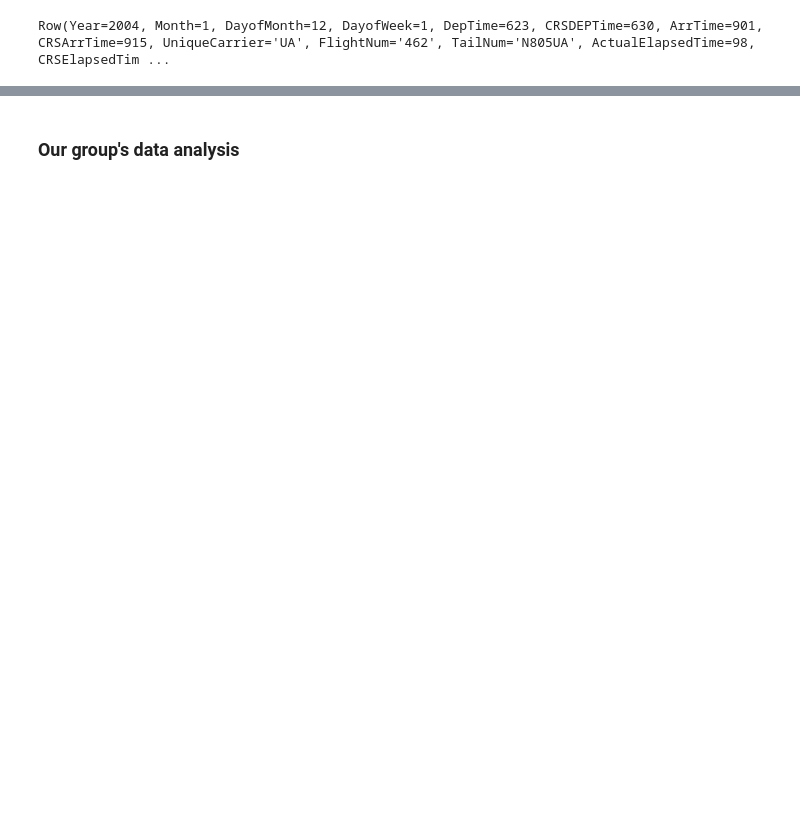
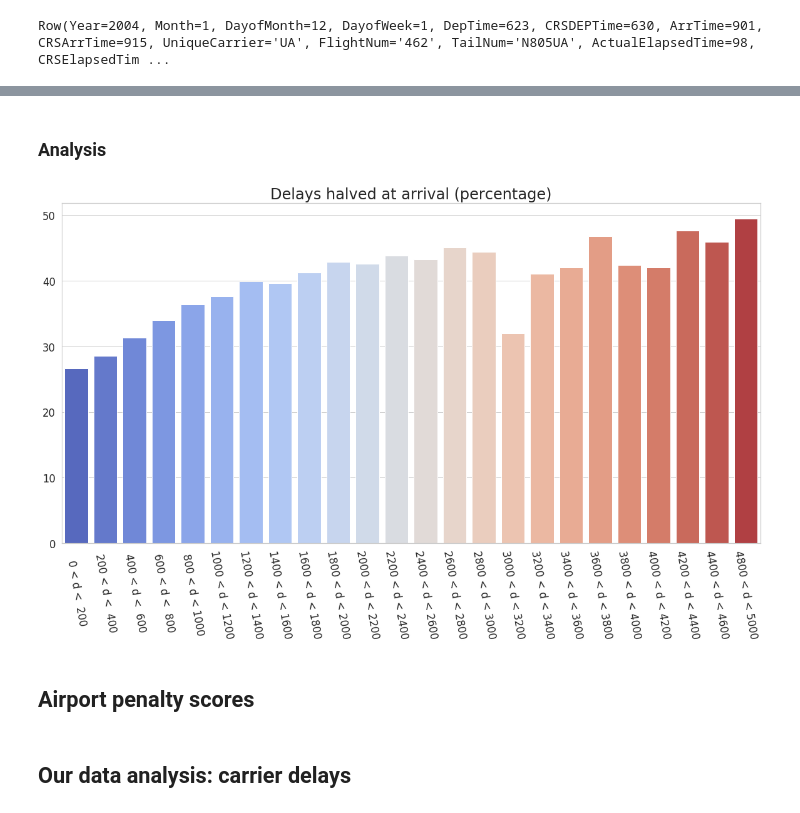
Before and after one commit to pietroferretti/middleware-bigdata, a Jupyter notebook: spark_notebook.ipynb, the cells around one changed output, grey strips where cells are left out. Saved outputs shown, nothing was run; the diff lists cells and outputs as text; code cells hidden in the pictures; blank space fills up the shorter version.

```diff
--- a/spark_notebook.ipynb
+++ b/spark_notebook.ipynb
@@ -196,0 +253,6 @@ for t in distance:
+# %%
+# execute query
+starttime = time()
+distance_results = halving_percentages.collect()
+endtime = time() - starttime
+print('Time taken: {:.2f} seconds'.format(endtime))
@@ -196,0 +263,7 @@ for t in distance:
+# %%
+# sort by distance group
+distance_results = sorted(distance_results, key=lambda x: x[0])
+# %%
+# raw results
+for group, percentage in distance_results:
+    print("{:4} < d < {:4} miles --> {:.2f}%".format((group-1) * 200, group * 200, percentage))
@@ -196,0 +288,20 @@ for t in distance:
+# %% [markdown]
+### Analysis
+# %%
+# plot percentage per distance group
+
+values = [value for _, value in distance_results]
+groups = ["{:4} < d < {:4}".format((group-1) * 200, group * 200) for group, _ in distance_results]
+pand_dict = dict((g, v) for g, v in zip(groups, values))
+
+data = pd.DataFrame(data=pand_dict, index=range(24))
+
+sns.set(font_scale=1.5, style="whitegrid")
+ax = sns.barplot(data=data, palette="coolwarm")
+ax.set_title('Delays halved at arrival (percentage)')
+ax.title.set_fontsize(24)
+ax.set_ylim(0, None)
+ax.set_xticklabels(ax.get_xticklabels(), rotation=280)
+ax.figure.set_size_inches(20, 10)
+# %% [output]
+[figure, added]
@@ -197,3 +310,5 @@ for t in distance:
+# %% [markdown]
+## Airport penalty scores
 # %%
 # a weekly "penalty" score for each airport that depends on both
 # its incoming and outgoing flights.
@@ -201,4 +316,4 @@ for t in distance:
 # The score adds 0.5 for each incoming flight that is more than 15 minutes
 # late, and 1 for each outgoing flight that is more than 15 minutes late
 # %% [markdown]
-### Our group's data analysis
+## Our data analysis: carrier delays
```
Also changed, not shown: parts of 61 cells of this notebook.
